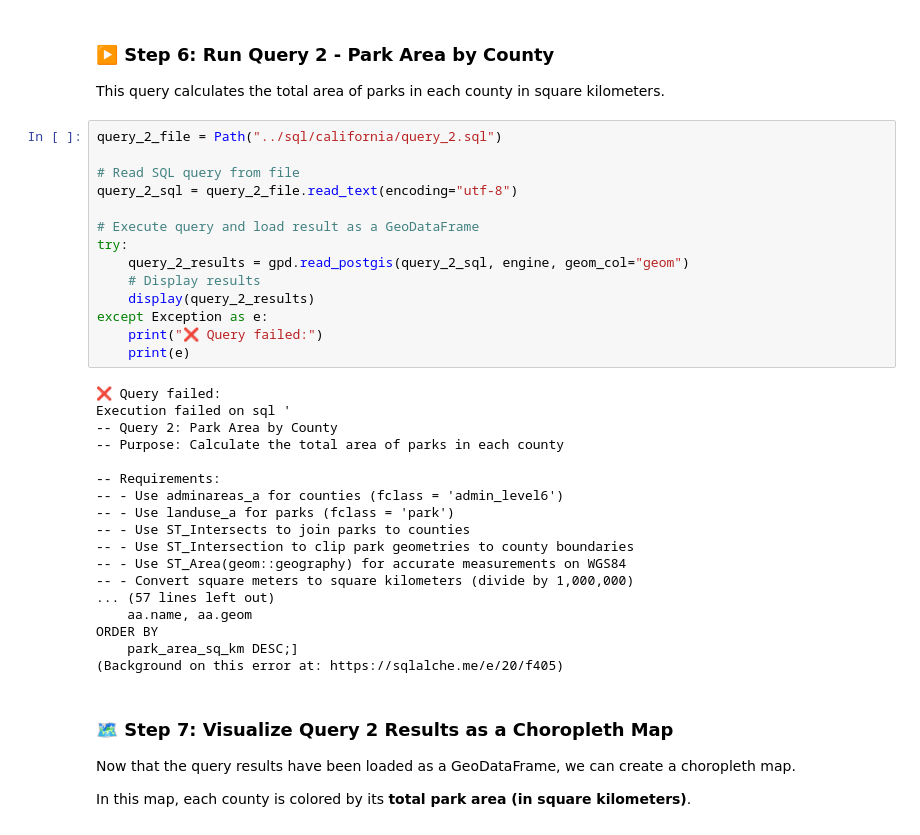
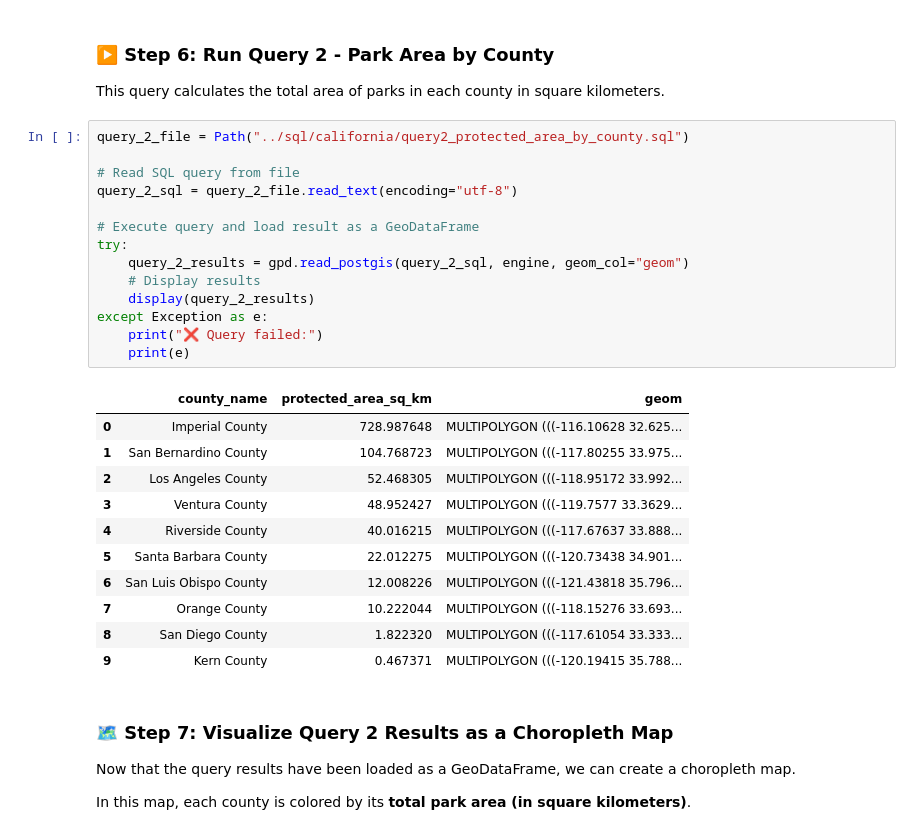
Before and after one commit to Matthew-Martin92/gist604b-osm-postgis-sp26, a Jupyter notebook: notebooks/osm_postgis_california.ipynb, the cells around one changed output. Drawn from its saved outputs; the diff is of its cells as text.

Commit message:
Updated SQLEngine and Query 2 test code

```diff
--- a/notebooks/osm_postgis_california.ipynb
+++ b/notebooks/osm_postgis_california.ipynb
@@ -213,37 +213,31 @@ plt.show()
 
 This query calculates the total area of parks in each county in square kilometers.
 # %%
-query_2_file = Path("../sql/california/query_2.sql")
+query_2_file = Path("../sql/california/query2_protected_area_by_county.sql")
 
 # Read SQL query from file
 query_2_sql = query_2_file.read_text(encoding="utf-8")
 
 # Execute query and load result as a GeoDataFrame
 try:
     query_2_results = gpd.read_postgis(query_2_sql, engine, geom_col="geom")
     # Display results
     display(query_2_results)
 except Exception as e:
     print("❌ Query failed:")
     print(e)
 # %% [output]
-❌ Query failed:
-Execution failed on sql '
--- Query 2: Park Area by County
--- Purpose: Calculate the total area of parks in each county
-
--- Requirements:
--- - Use adminareas_a for counties (fclass = 'admin_level6')
--- - Use landuse_a for parks (fclass = 'park')
--- - Use ST_Intersects to join parks to counties
--- - Use ST_Intersection to clip park geometries to county boundaries
--- - Use ST_Area(geom::geography) for accurate measurements on WGS84
--- - Convert square meters to square kilometers (divide by 1,000,000)
-... (57 lines left out)
-    aa.name, aa.geom
-ORDER BY
-    park_area_sq_km DESC;]
-(Background on this error at: https://sqlalche.me/e/20/f405)
+|  | county_name | protected_area_sq_km | geom |
+| 0 | Imperial County | 728.987648 | MULTIPOLYGON (((-116.10628 32.625... |
+| 1 | San Bernardino County | 104.768723 | MULTIPOLYGON (((-117.80255 33.975... |
+| 2 | Los Angeles County | 52.468305 | MULTIPOLYGON (((-118.95172 33.992... |
+| 3 | Ventura County | 48.952427 | MULTIPOLYGON (((-119.7577 33.3629... |
+| 4 | Riverside County | 40.016215 | MULTIPOLYGON (((-117.67637 33.888... |
+| 5 | Santa Barbara County | 22.012275 | MULTIPOLYGON (((-120.73438 34.901... |
+| 6 | San Luis Obispo County | 12.008226 | MULTIPOLYGON (((-121.43818 35.796... |
+| 7 | Orange County | 10.222044 | MULTIPOLYGON (((-118.15276 33.693... |
+| 8 | San Diego County | 1.822320 | MULTIPOLYGON (((-117.61054 33.333... |
+| 9 | Kern County | 0.467371 | MULTIPOLYGON (((-120.19415 35.788... |
 # %% [markdown]
 ### 🗺️ Step 7: Visualize Query 2 Results as a Choropleth Map
 
```
Also changed, not shown: parts of 4 cells of this notebook.
